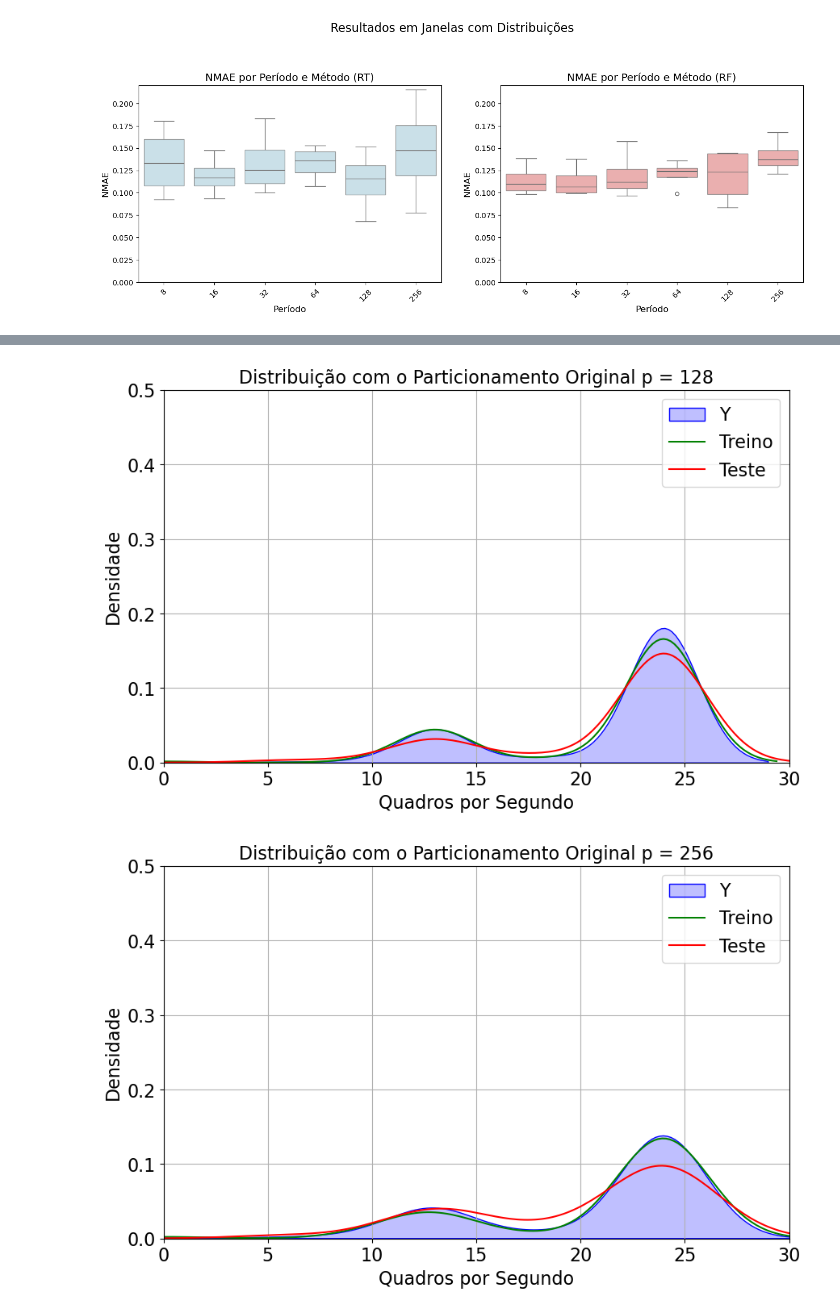
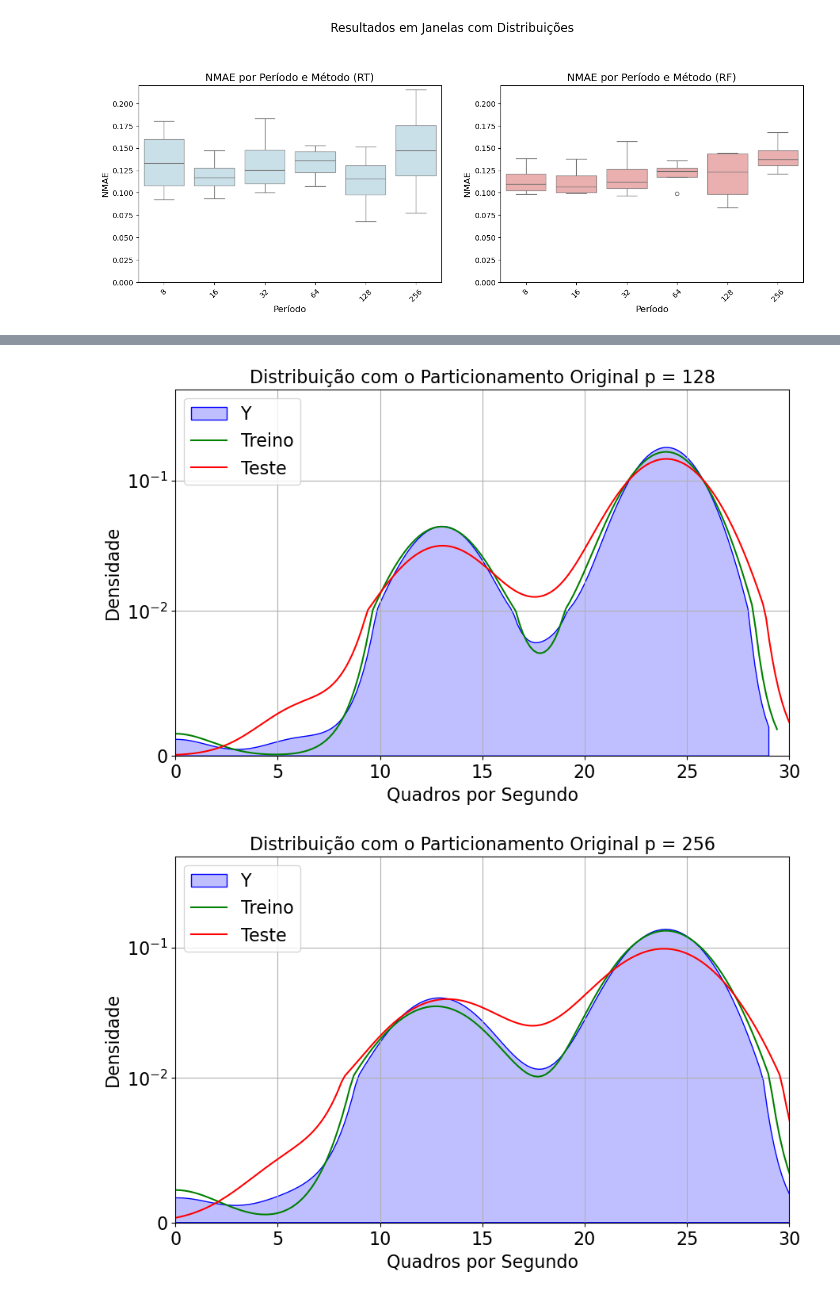
Before and after one commit to DaviVilarinho/ic-intervalo-qos, a Jupyter notebook: AnalisePeriodicidadeTolaKFold.ipynb, the cells around one changed output, grey strips where cells are left out. Drawn from its saved outputs; the diff is of its cells as text; code cells hidden in the pictures.

```diff
--- a/AnalisePeriodicidadeTolaKFold.ipynb
+++ b/AnalisePeriodicidadeTolaKFold.ipynb
@@ -251,6 +364,7 @@ for period in PERIODS:
 
   plt.figure(figsize=(10, 6))
   plt.ylim((0, 0.5))
+  plt.yscale('symlog', linthresh=0.01)  # Avoids log(0) issues
   plt.xlim((0, 30))
 
   sns.kdeplot(y['DispFrames'], color='blue', fill=True, label='Y')
@@ -274,5 +388,5 @@ for period in PERIODS:
-[figure, old version]
+[figure, new version]
-[figure, old version]
+[figure, new version]
 # %%
 # Importar bibliotecas necessárias
 from sklearn.ensemble import RandomForestRegressor
```
Also changed, not shown: parts of 6 cells of this notebook, 8 other files.
